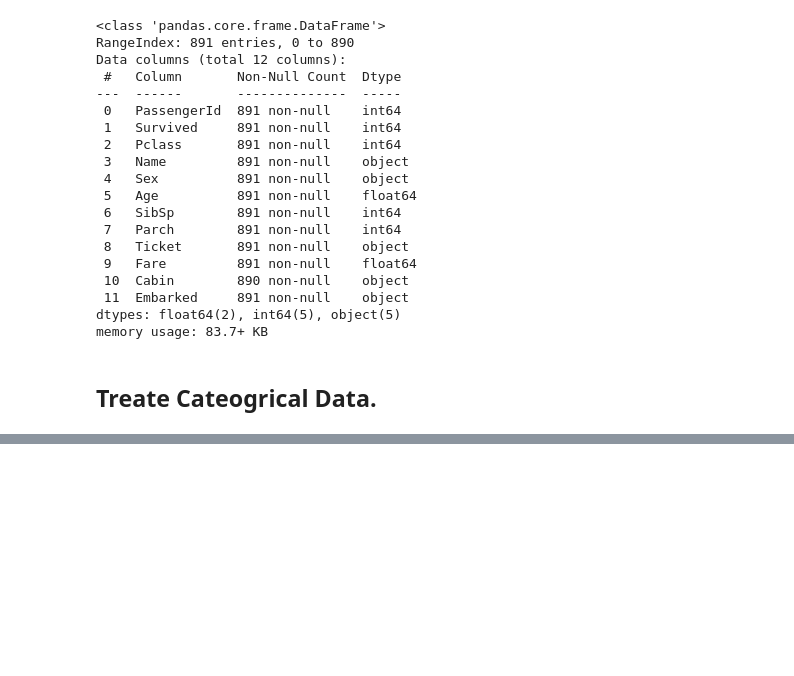
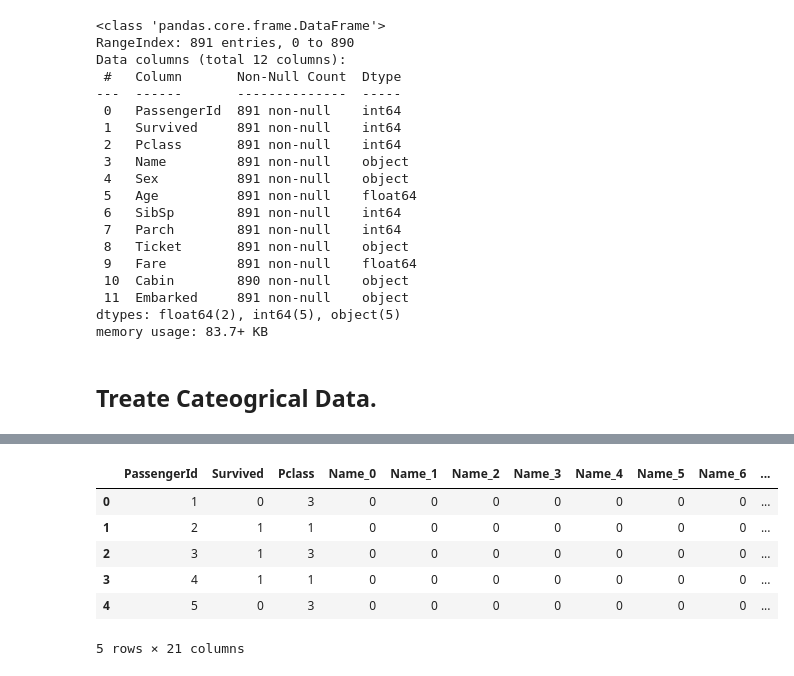
Before and after one commit to mkesarids/ml, a Jupyter notebook: categorical_features_encoding.ipynb, the cells around one changed output, grey strips where cells are left out. Drawn from its saved outputs; the diff is of its cells as text; code cells hidden in the pictures; blank space fills up the shorter version.

```diff
--- a/categorical_features_encoding.ipynb
+++ b/categorical_features_encoding.ipynb
@@ -171,0 +129,15 @@ sklearn.tree._classes.DecisionTreeClassifier
+# %%
+# prompt: Use BinaryEncoder for Name feature and package is categorical_encoder
+
+from category_encoders import BinaryEncoder
+be = BinaryEncoder(cols=['Name'])
+df = be.fit_transform(df)
+df.head()
+# %% [output]
+|  | PassengerId | Survived | Pclass | Name_0 | Name_1 | Name_2 | Name_3 | Name_4 | Name_5 | Name_6 | ... |
+| 0 | 1 | 0 | 3 | 0 | 0 | 0 | 0 | 0 | 0 | 0 | ... |
+| 1 | 2 | 1 | 1 | 0 | 0 | 0 | 0 | 0 | 0 | 0 | ... |
+| 2 | 3 | 1 | 3 | 0 | 0 | 0 | 0 | 0 | 0 | 0 | ... |
+| 3 | 4 | 1 | 1 | 0 | 0 | 0 | 0 | 0 | 0 | 0 | ... |
+| 4 | 5 | 0 | 3 | 0 | 0 | 0 | 0 | 0 | 0 | 0 | ... |
+5 rows × 21 columns
```
Also changed, not shown: parts of 17 cells of this notebook.
